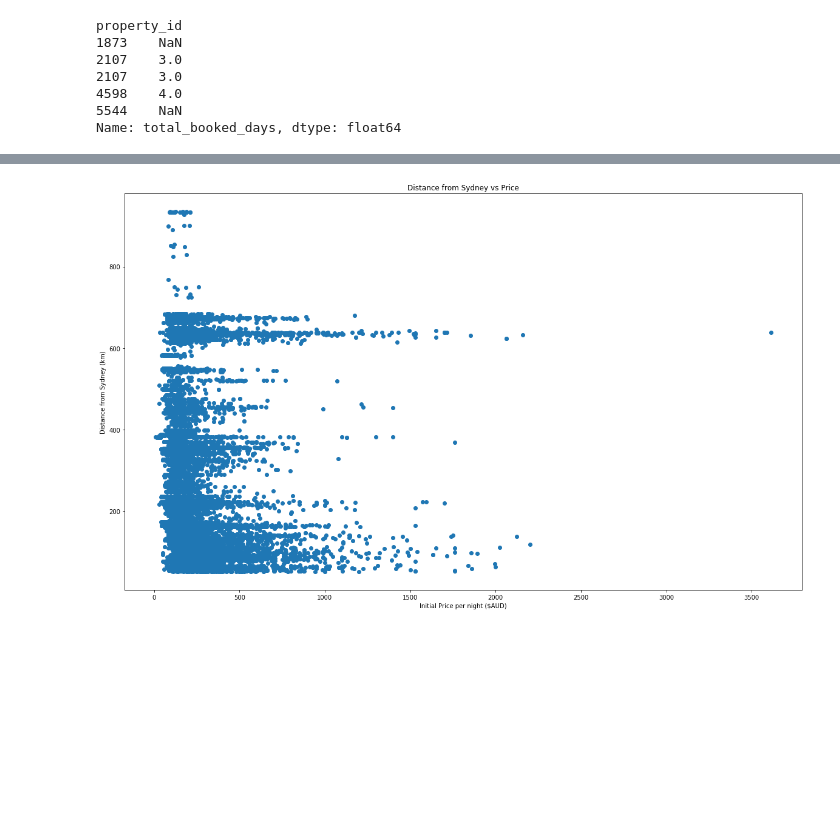
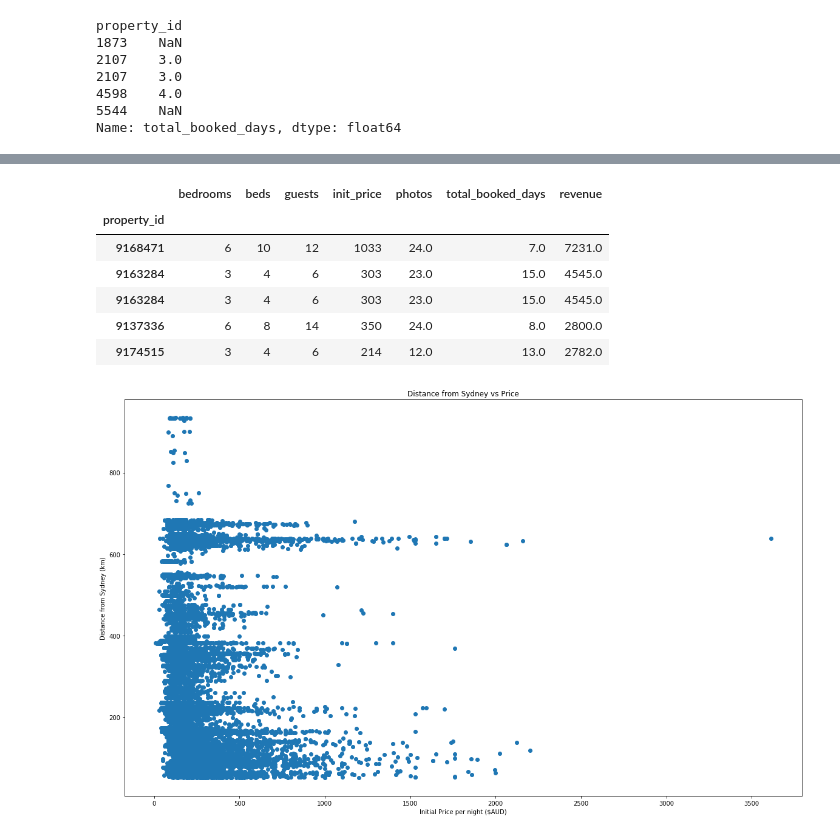
Before and after one commit to Mitoflyboy/scraping, a Jupyter notebook: stayz_analysis/Stayz_Analysis.ipynb, the cells around one changed output, grey strips where cells are left out. Cells and saved outputs as stored; diff of their text form; code cells hidden in the pictures; blank space fills up the shorter version.

```diff
--- a/stayz_analysis/Stayz_Analysis.ipynb
+++ b/stayz_analysis/Stayz_Analysis.ipynb
@@ -633,3 +659,17 @@ plt.show()
+# %%
+# Show the top 10 highest revenue earners
+
+plot_ds_3 = plot_ds_2.sort_values(by='revenue', ascending=False)
+
+plot_ds_3[['bedrooms','beds','guests','init_price','photos','total_booked_days','revenue']].head()
+# %% [output]
+|  | bedrooms | beds | guests | init_price | photos | total_booked_days | revenue |
+| property_id |  |  |  |  |  |  |  |
+| 9168471 | 6 | 10 | 12 | 1033 | 24.0 | 7.0 | 7231.0 |
+| 9163284 | 3 | 4 | 6 | 303 | 23.0 | 15.0 | 4545.0 |
+| 9163284 | 3 | 4 | 6 | 303 | 23.0 | 15.0 | 4545.0 |
+| 9137336 | 6 | 8 | 14 | 350 | 24.0 | 8.0 | 2800.0 |
+| 9174515 | 3 | 4 | 6 | 214 | 12.0 | 13.0 | 2782.0 |
 # %%
 # Now draw a graph of Initial Price vs Distance from Sydney
 import matplotlib.pyplot as plt
```
Also changed, not shown: parts of 6 cells of this notebook, 1 other file.
